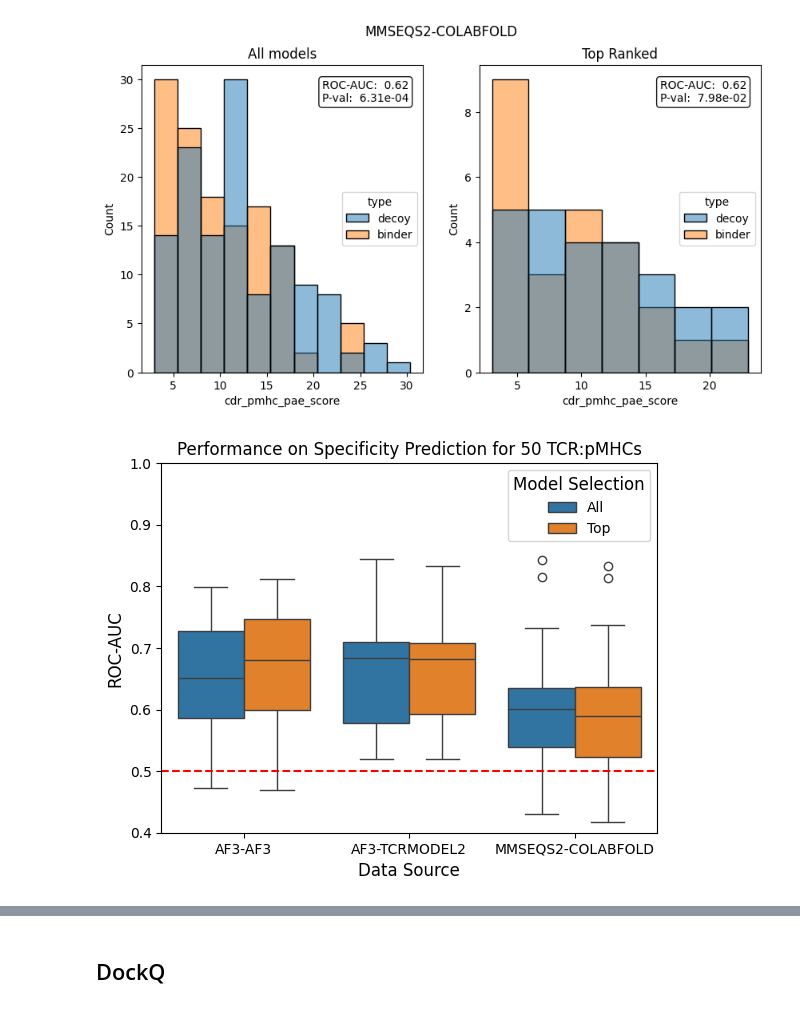
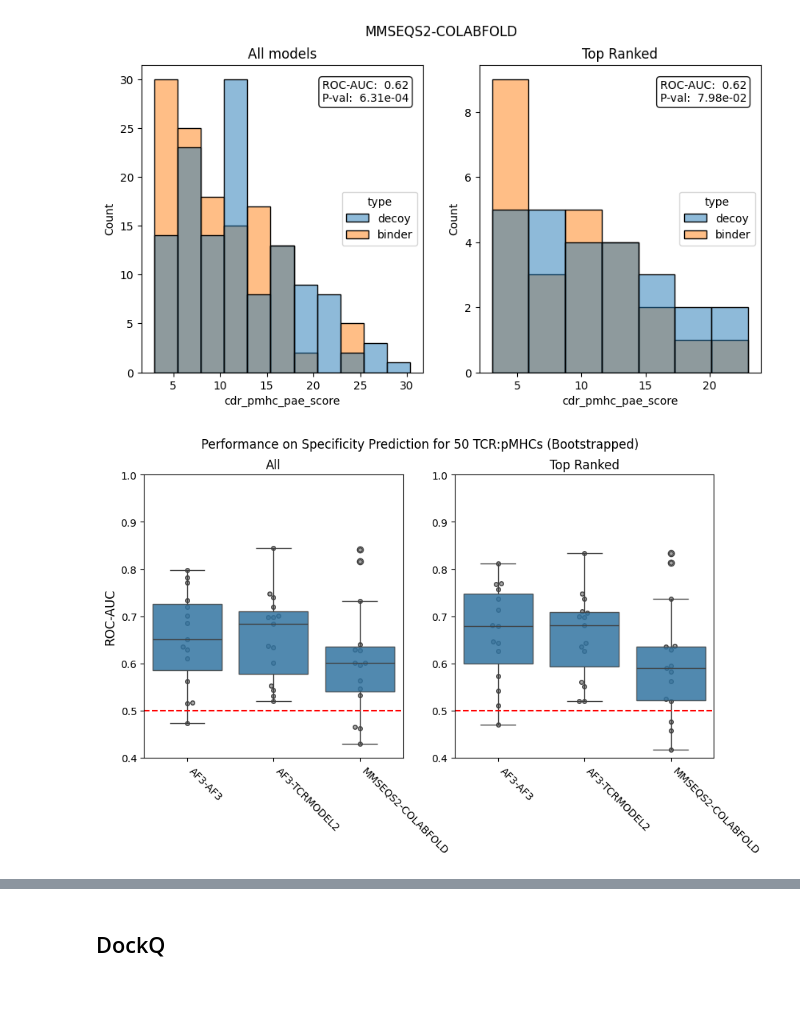
Before and after one commit to benjiemc/tcr-pmhc-predicted-structures, a Jupyter notebook: notebooks/compare_msa_generation.ipynb, the cells around one changed output, grey strips where cells are left out. Saved outputs shown, nothing was run; the diff lists cells and outputs as text; code cells hidden in the pictures.

Commit message:
Redo MSA specificity figure

```diff
--- a/notebooks/compare_msa_generation.ipynb
+++ b/notebooks/compare_msa_generation.ipynb
@@ -239,24 +242,41 @@ roc_aucs['type'] = roc_aucs['type'].map({'roc_auc': 'all', 'roc_auc_top': 'top'}
 # %%
 roc_aucs['msa_method_data_source'] = roc_aucs['msa_method'] + '-' + roc_aucs['data_source']
 # %%
-ax = sns.boxplot(roc_aucs, x='msa_method_data_source', y='score', hue='type')
+fig, axes = plt.subplots(1, 2, figsize=(10, 5))
 
-ax.axhline(0.5, color='red', linestyle='dashed')
+fig.suptitle('Performance on Specificity Prediction for 50 TCR:pMHCs (Bootstrapped)', fontsize=12)
 
-ax.set_ylim((0.40, 1.0))
+for i, (ax, data, title) in enumerate(
+    zip(axes, (roc_aucs.query("type == 'all'"), roc_aucs.query("type == 'top'")), ('All', 'Top Ranked'), strict=True)
+):
+    ax.set_title(title)
 
-ax.set_ylabel('ROC-AUC', fontsize=12)
-ax.set_xlabel('Data Source', fontsize=12)
+    sns.swarmplot(
+        data,
+        x='msa_method_data_source',
+        y='score',
+        color='grey',
+        zorder=1,
+        marker='o',
+        size=4,
+        edgecolor='black',
+        linewidth=1,
+        alpha=0.70,
+        ax=ax,
+    )
+    sns.boxplot(data, x='msa_method_data_source', y='score', boxprops={'alpha': 0.85}, ax=ax)
 
-ax.set_xticks(ax.get_xticks())
-ax.set_xticklabels([label.get_text().upper() for label in ax.get_xticklabels()])
+    ax.axhline(0.5, color='red', linestyle='dashed')
 
-handles, labels = ax.get_legend_handles_labels()
-ax.legend(handles, [label.title() for label in labels], title='Model Selection', title_fontsize=12)
+    ax.set_ylim((0.40, 1.0))
 
-ax.set_title('Performance on Specificity Prediction for 50 TCR:pMHCs', fontsize=12)
+    ax.set_ylabel('ROC-AUC' if i == 0 else '', fontsize=12)
+    ax.set_xlabel('')
+
+    ax.set_xticks(ax.get_xticks())
+    ax.set_xticklabels([label.get_text().upper() for label in ax.get_xticklabels()], rotation=-45, ha='left')
 
 plt.savefig('../report/figures/msa_strategy_specificity.svg')
 plt.show()
 # %% [output]
-[figure, old version]
+[figure, new version]
```
Also changed, not shown: parts of 4 cells of this notebook.
